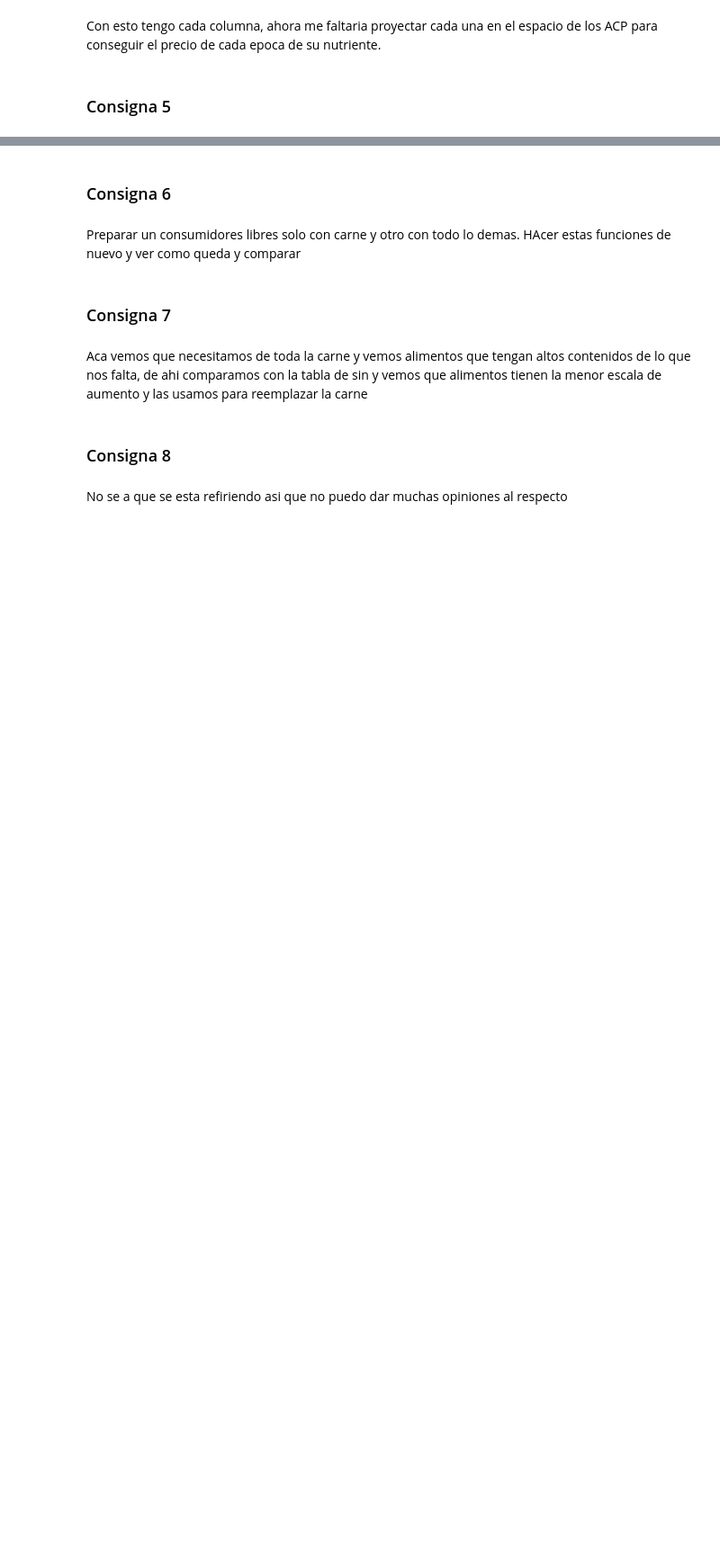
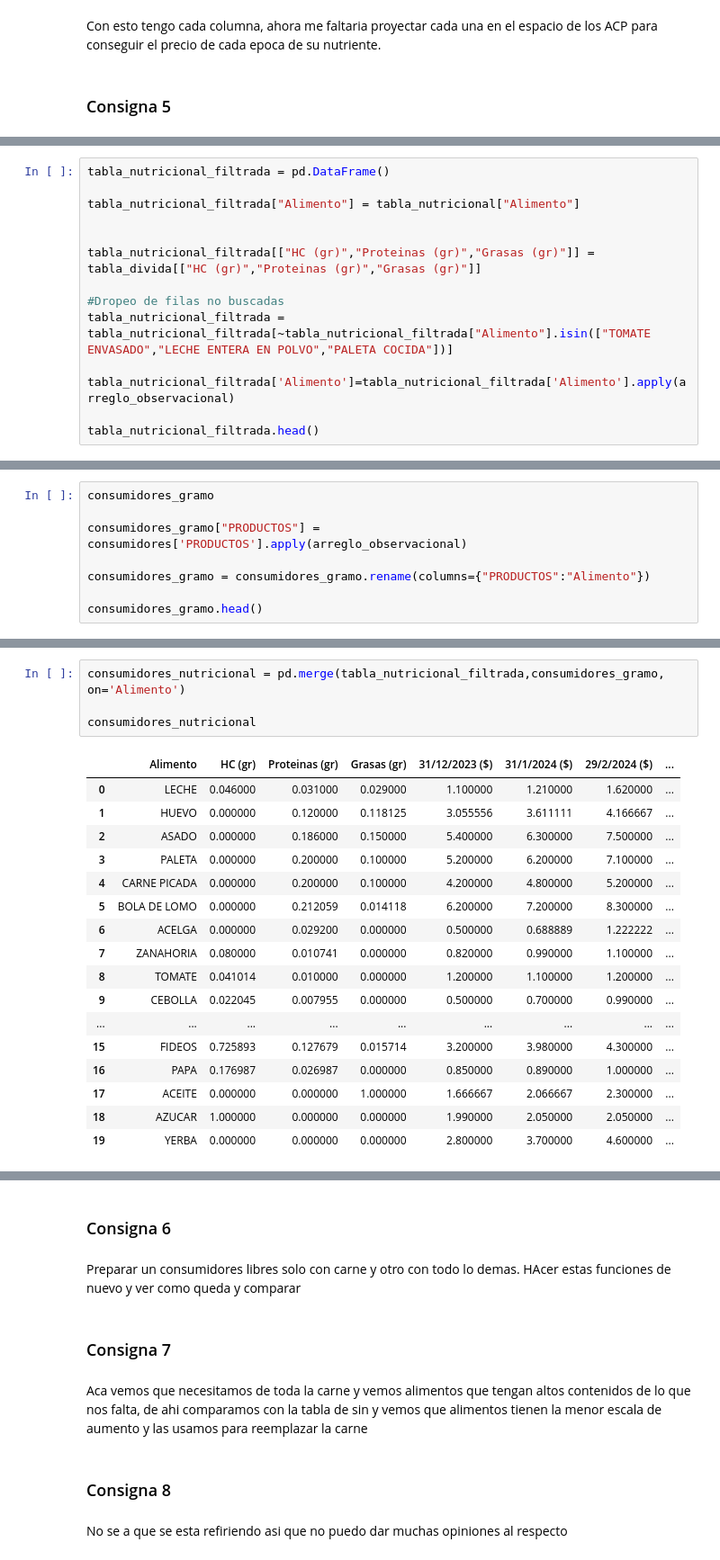
Before and after one commit to iggallardo-uba/ALC-TP2, a Jupyter notebook: Grupo-GR18.ipynb, the cells around one changed output, grey strips where cells are left out. Shown at 90% size. Cells and saved outputs as stored; diff of their text form; blank space fills up the shorter version.

Commit message:
Resubida de Nutricional y Avance en Punto 5

```diff
--- a/Grupo-GR18.ipynb
+++ b/Grupo-GR18.ipynb
@@ -340,0 +317,14 @@ De ahi puedo aplicar minimos cuadrados para ver la tendencia del aumento en cada
+# %%
+tabla_nutricional_filtrada = pd.DataFrame()
+
+tabla_nutricional_filtrada["Alimento"] = tabla_nutricional["Alimento"]
+
+
+tabla_nutricional_filtrada[["HC (gr)","Proteinas (gr)","Grasas (gr)"]] = tabla_divida[["HC (gr)","Proteinas (gr)","Grasas (gr)"]]
+
+#Dropeo de filas no buscadas
+tabla_nutricional_filtrada = tabla_nutricional_filtrada[~tabla_nutricional_filtrada["Alimento"].isin(["TOMATE ENVASADO","LECHE ENTERA EN POLVO","PALETA COCIDA"])]
+
+tabla_nutricional_filtrada['Alimento']=tabla_nutricional_filtrada['Alimento'].apply(arreglo_observacional)
+
+tabla_nutricional_filtrada.head()
@@ -340,0 +338,8 @@ De ahi puedo aplicar minimos cuadrados para ver la tendencia del aumento en cada
+# %%
+consumidores_gramo
+
+consumidores_gramo["PRODUCTOS"] = consumidores['PRODUCTOS'].apply(arreglo_observacional)
+
+consumidores_gramo = consumidores_gramo.rename(columns={"PRODUCTOS":"Alimento"})
+
+consumidores_gramo.head()
@@ -340,0 +353,22 @@ De ahi puedo aplicar minimos cuadrados para ver la tendencia del aumento en cada
+# %%
+consumidores_nutricional = pd.merge(tabla_nutricional_filtrada,consumidores_gramo, on='Alimento')
+
+consumidores_nutricional
+# %% [output]
+|  | Alimento | HC (gr) | Proteinas (gr) | Grasas (gr) | 31/12/2023 ($) | 31/1/2024 ($) | 29/2/2024 ($) | ... |
+| 0 | LECHE | 0.046000 | 0.031000 | 0.029000 | 1.100000 | 1.210000 | 1.620000 | ... |
+| 1 | HUEVO | 0.000000 | 0.120000 | 0.118125 | 3.055556 | 3.611111 | 4.166667 | ... |
+| 2 | ASADO | 0.000000 | 0.186000 | 0.150000 | 5.400000 | 6.300000 | 7.500000 | ... |
+| 3 | PALETA | 0.000000 | 0.200000 | 0.100000 | 5.200000 | 6.200000 | 7.100000 | ... |
+| 4 | CARNE PICADA | 0.000000 | 0.200000 | 0.100000 | 4.200000 | 4.800000 | 5.200000 | ... |
+| 5 | BOLA DE LOMO | 0.000000 | 0.212059 | 0.014118 | 6.200000 | 7.200000 | 8.300000 | ... |
+| 6 | ACELGA | 0.000000 | 0.029200 | 0.000000 | 0.500000 | 0.688889 | 1.222222 | ... |
+| 7 | ZANAHORIA | 0.080000 | 0.010741 | 0.000000 | 0.820000 | 0.990000 | 1.100000 | ... |
+| 8 | TOMATE | 0.041014 | 0.010000 | 0.000000 | 1.200000 | 1.100000 | 1.200000 | ... |
+| 9 | CEBOLLA | 0.022045 | 0.007955 | 0.000000 | 0.500000 | 0.700000 | 0.990000 | ... |
+| ... | ... | ... | ... | ... | ... | ... | ... | ... |
+| 15 | FIDEOS | 0.725893 | 0.127679 | 0.015714 | 3.200000 | 3.980000 | 4.300000 | ... |
+| 16 | PAPA | 0.176987 | 0.026987 | 0.000000 | 0.850000 | 0.890000 | 1.000000 | ... |
+| 17 | ACEITE | 0.000000 | 0.000000 | 1.000000 | 1.666667 | 2.066667 | 2.300000 | ... |
+| 18 | AZUCAR | 1.000000 | 0.000000 | 0.000000 | 1.990000 | 2.050000 | 2.050000 | ... |
+| 19 | YERBA | 0.000000 | 0.000000 | 0.000000 | 2.800000 | 3.700000 | 4.600000 | ... |
```
Also changed, not shown: parts of 30 cells of this notebook, 2 other files.
